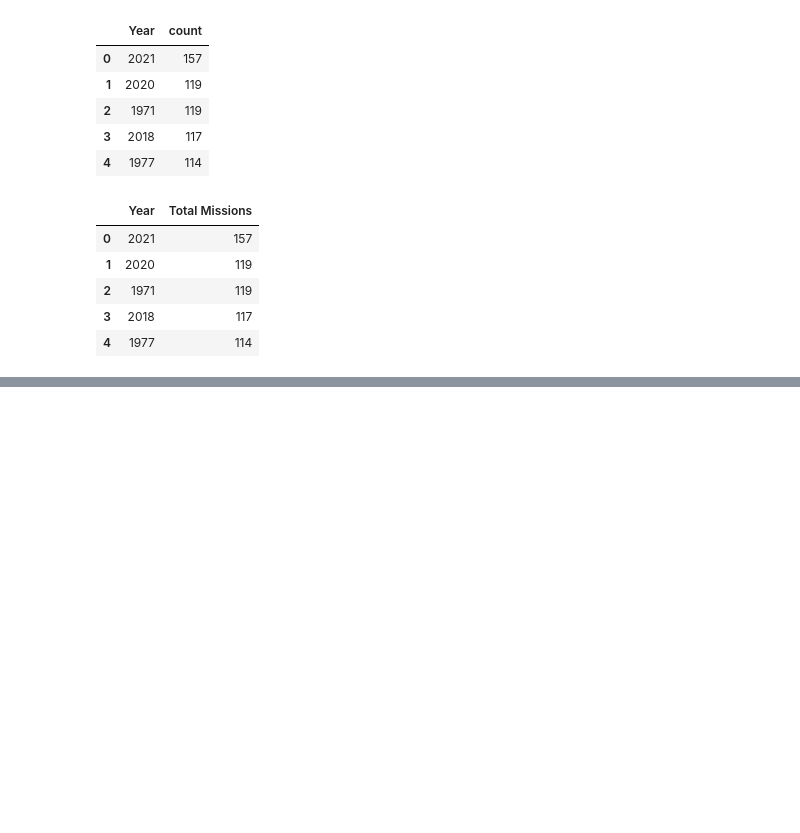
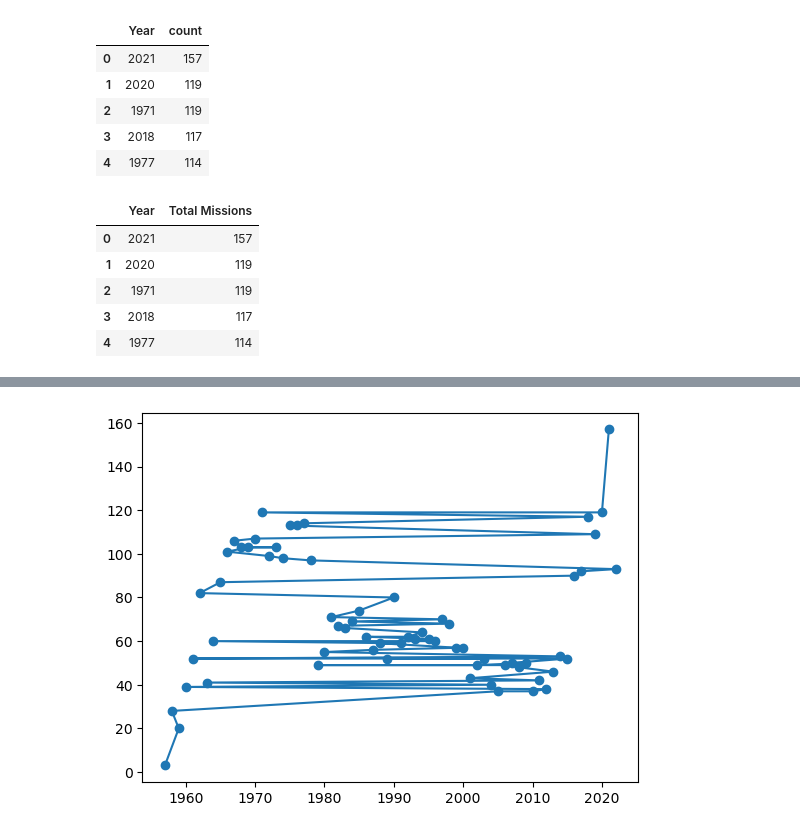
Before and after one commit to imamahasane/Space-Missions, a Jupyter notebook: Space-Missions.ipynb, the cells around one changed output, grey strips where cells are left out. Drawn from its saved outputs; the diff is of its cells as text; code cells hidden in the pictures; blank space fills up the shorter version.

```diff
--- a/Space-Missions.ipynb
+++ b/Space-Missions.ipynb
@@ -380,0 +415,5 @@ total_M_per_year.head()
+# %%
+plt.plot(total_M_per_year['Year'], total_M_per_year['Total Missions'], marker= 'o')
+plt.show()
+# %% [output]
+[figure, added]
```
Also changed, not shown: parts of 27 cells of this notebook.
